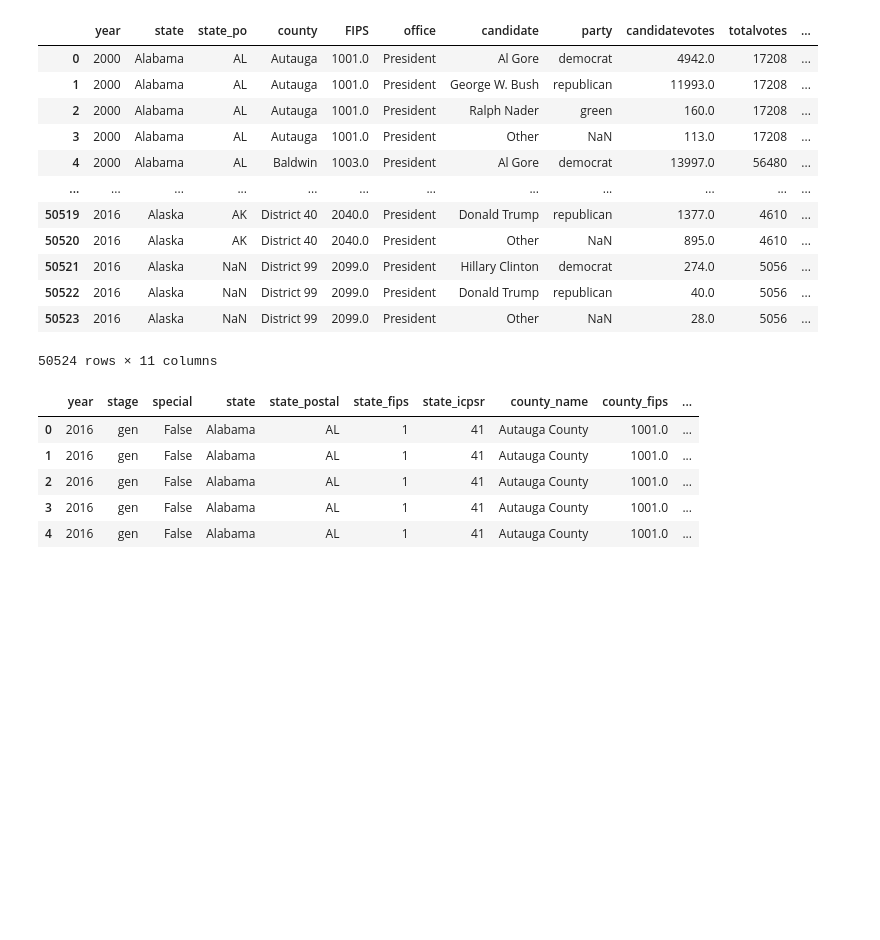
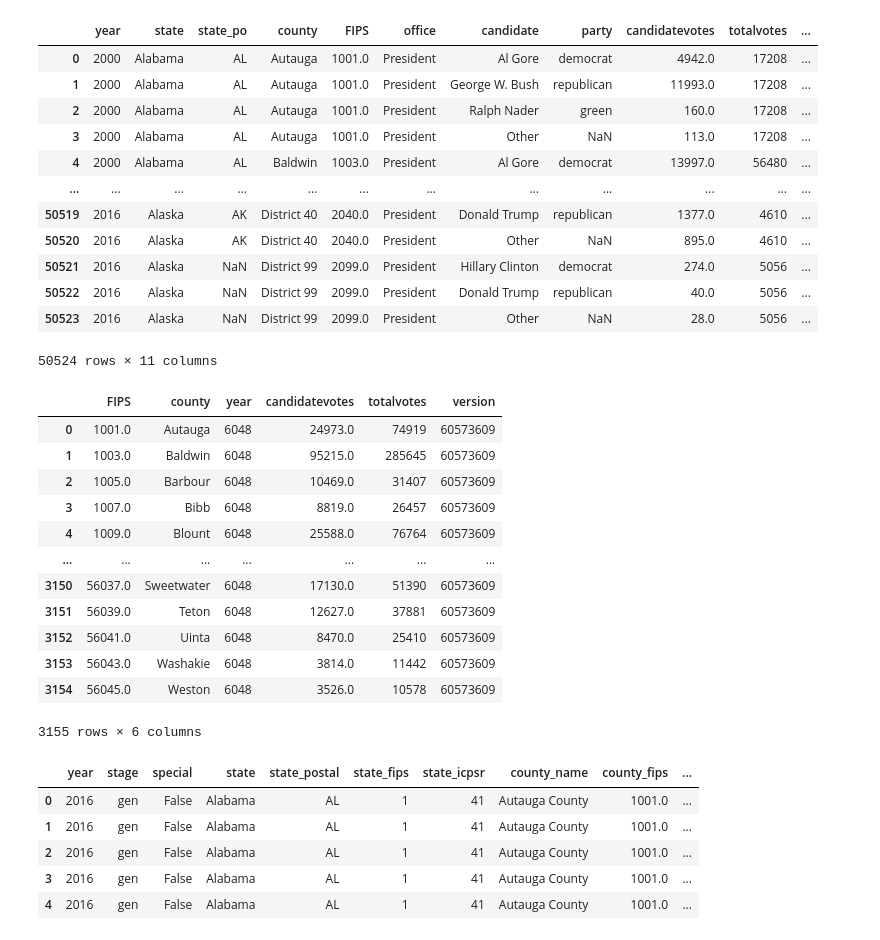
Before and after one commit to VallieTracy/Pres-Election-Partisan-Breakdown, a Jupyter notebook: mak_testing.ipynb, the cells around one changed output. Drawn from its saved outputs; the diff is of its cells as text; code cells hidden in the pictures; blank space fills up the shorter version.

```diff
--- a/mak_testing.ipynb
+++ b/mak_testing.ipynb
@@ -19,8 +19,22 @@ countiesDF
 50524 rows × 11 columns
 # %%
 df2016 = countiesDF[(countiesDF["year"]==2016)]
-df2016 = df2016.groupby(df2016["FIPS"], as_index = False).sum()
+df2016 = df2016.groupby(['FIPS', 'county'], as_index = False).sum()
 df2016
+# %% [output]
+|  | FIPS | county | year | candidatevotes | totalvotes | version |
+| 0 | 1001.0 | Autauga | 6048 | 24973.0 | 74919 | 60573609 |
+| 1 | 1003.0 | Baldwin | 6048 | 95215.0 | 285645 | 60573609 |
+| 2 | 1005.0 | Barbour | 6048 | 10469.0 | 31407 | 60573609 |
+| 3 | 1007.0 | Bibb | 6048 | 8819.0 | 26457 | 60573609 |
+| 4 | 1009.0 | Blount | 6048 | 25588.0 | 76764 | 60573609 |
+| ... | ... | ... | ... | ... | ... | ... |
+| 3150 | 56037.0 | Sweetwater | 6048 | 17130.0 | 51390 | 60573609 |
+| 3151 | 56039.0 | Teton | 6048 | 12627.0 | 37881 | 60573609 |
+| 3152 | 56041.0 | Uinta | 6048 | 8470.0 | 25410 | 60573609 |
+| 3153 | 56043.0 | Washakie | 6048 | 3814.0 | 11442 | 60573609 |
+| 3154 | 56045.0 | Weston | 6048 | 3526.0 | 10578 | 60573609 |
+3155 rows × 6 columns
 # %%
 # Set file path
 csvpath = "Resources/2016-precinct-president.csv"
```
Also changed, not shown: 2 other files.
